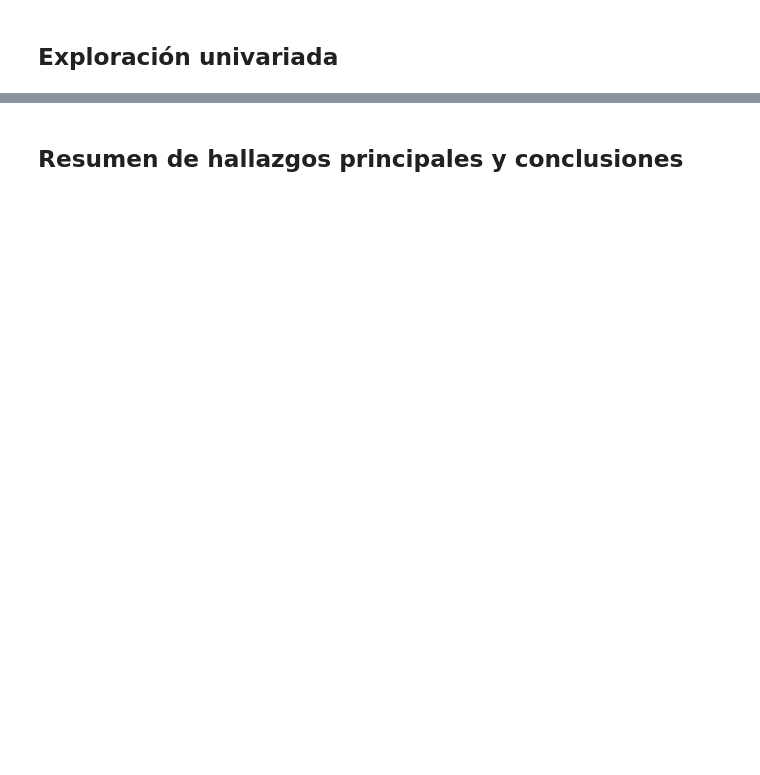
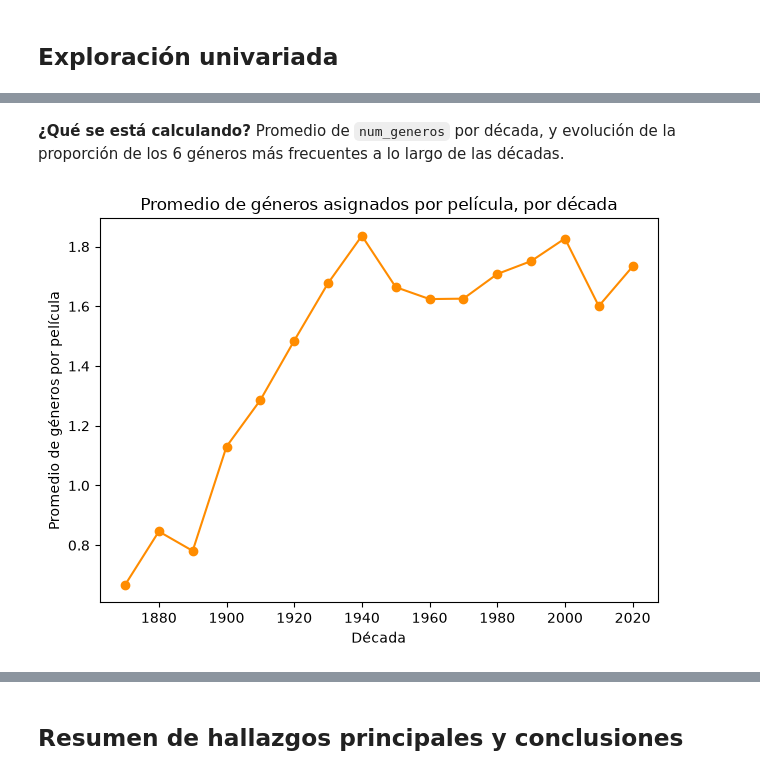
Before and after one commit to AndresCalderonRamirez/Parcial-DIGD, a Jupyter notebook: notebooks/exploration/main/movies.ipynb, the cells around one changed output, grey strips where cells are left out. Cells and saved outputs as stored; diff of their text form; code cells hidden in the pictures; blank space fills up the shorter version.

```diff
--- a/notebooks/exploration/main/movies.ipynb
+++ b/notebooks/exploration/main/movies.ipynb
@@ -26,0 +267,14 @@ movies = utils_.get_genre_columns(movies)
+# %% [markdown]
+**¿Qué se está calculando?** Promedio de `num_generos` por década, y evolución de la proporción de los 6 géneros más frecuentes a lo largo de las décadas.
+# %%
+num_generos_por_decada = movies.groupby('decada')['num_generos'].mean()
+
+plt.figure()
+num_generos_por_decada.plot(kind='line', marker='o', color='darkorange')
+plt.xlabel('Década')
+plt.ylabel('Promedio de géneros por película')
+plt.title('Promedio de géneros asignados por película, por década')
+plt.tight_layout()
+plt.show()
+# %% [output]
+[figure, added]
```
Also changed, not shown: parts of 35 cells of this notebook, 1 other file.
